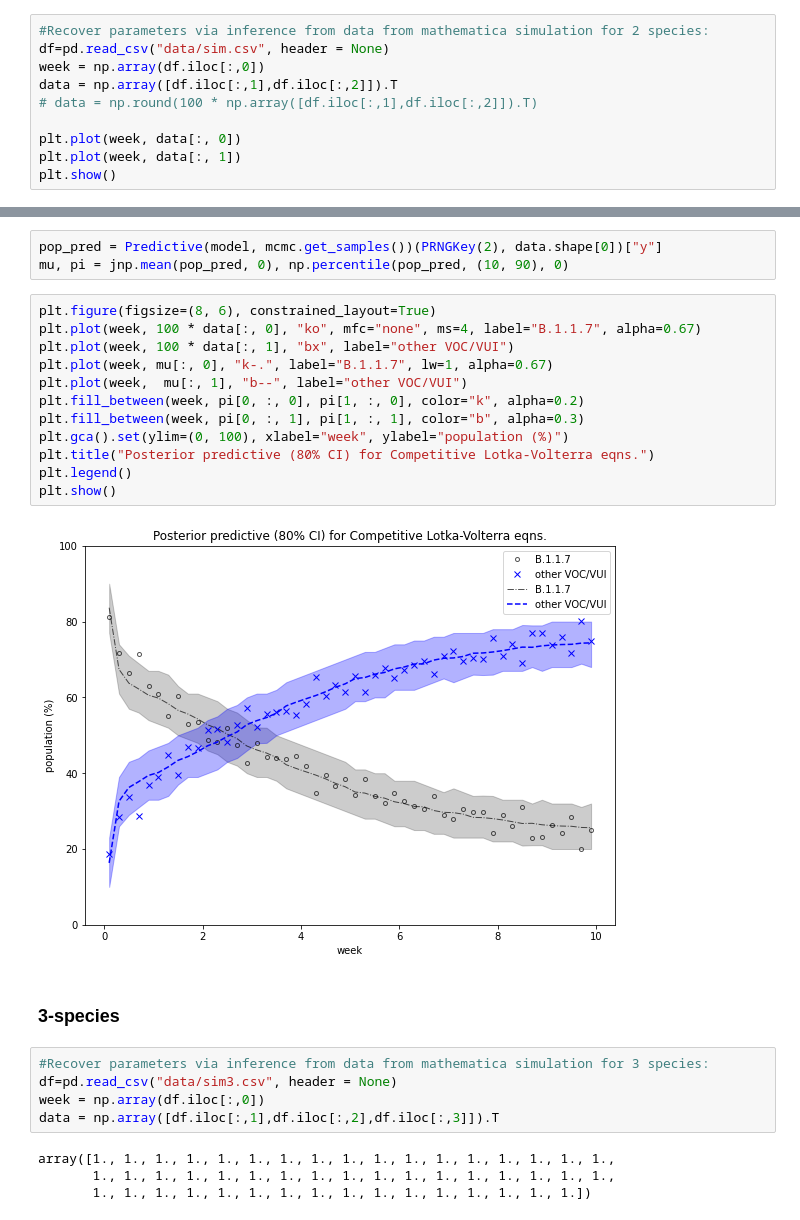
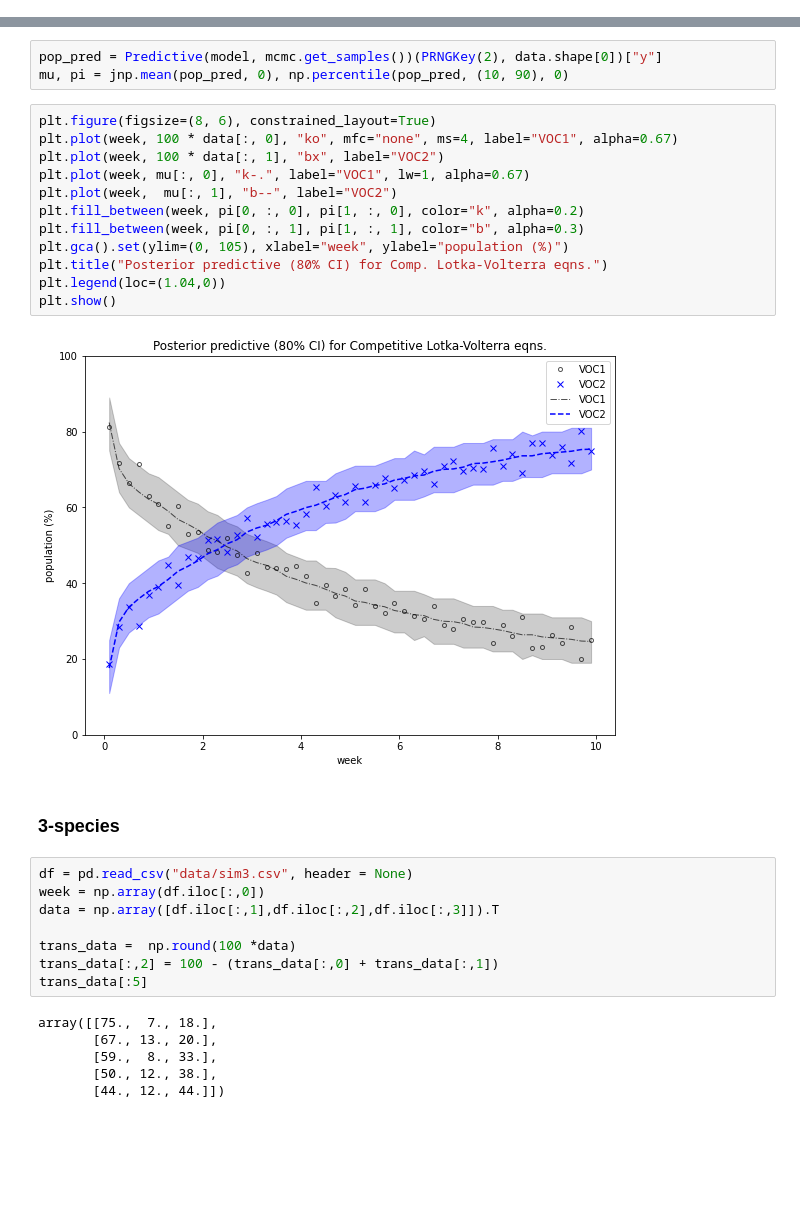
Before and after one commit to tmellan/compLV, a Jupyter notebook: CLV-better-priors.ipynb, the cells around one changed output, grey strips where cells are left out. Saved outputs shown, nothing was run; the diff lists cells and outputs as text; blank space fills up the shorter version.

```diff
--- a/CLV-better-priors.ipynb
+++ b/CLV-better-priors.ipynb
@@ -43,10 +44,0 @@ plt.show()
-# %%
-#Recover parameters via inference from data from mathematica simulation for 2 species:
-df=pd.read_csv("data/sim.csv", header = None)
-week = np.array(df.iloc[:,0])
-data = np.array([df.iloc[:,1],df.iloc[:,2]]).T
-# data = np.round(100 * np.array([df.iloc[:,1],df.iloc[:,2]]).T)
-
-plt.plot(week, data[:, 0])
-plt.plot(week, data[:, 1])
-plt.show()
@@ -111,26 +127,31 @@ pop_pred = Predictive(model, mcmc.get_samples())(PRNGKey(2), data.shape[0])["y"]
 mu, pi = jnp.mean(pop_pred, 0), np.percentile(pop_pred, (10, 90), 0)
 # %%
 plt.figure(figsize=(8, 6), constrained_layout=True)
-plt.plot(week, 100 * data[:, 0], "ko", mfc="none", ms=4, label="B.1.1.7", alpha=0.67)
-plt.plot(week, 100 * data[:, 1], "bx", label="other VOC/VUI")
-plt.plot(week, mu[:, 0], "k-.", label="B.1.1.7", lw=1, alpha=0.67)
-plt.plot(week,  mu[:, 1], "b--", label="other VOC/VUI")
+plt.plot(week, 100 * data[:, 0], "ko", mfc="none", ms=4, label="VOC1", alpha=0.67)
+plt.plot(week, 100 * data[:, 1], "bx", label="VOC2")
+plt.plot(week, mu[:, 0], "k-.", label="VOC1", lw=1, alpha=0.67)
+plt.plot(week,  mu[:, 1], "b--", label="VOC2")
 plt.fill_between(week, pi[0, :, 0], pi[1, :, 0], color="k", alpha=0.2)
 plt.fill_between(week, pi[0, :, 1], pi[1, :, 1], color="b", alpha=0.3)
-plt.gca().set(ylim=(0, 100), xlabel="week", ylabel="population (%)")
-plt.title("Posterior predictive (80% CI) for Competitive Lotka-Volterra eqns.")
-plt.legend()
+plt.gca().set(ylim=(0, 105), xlabel="week", ylabel="population (%)")
+plt.title("Posterior predictive (80% CI) for Comp. Lotka-Volterra eqns.")
+plt.legend(loc=(1.04,0))
 plt.show()
 # %% [output]
-[figure, old version]
+[figure, new version]
 # %% [markdown]
 ### 3-species
 # %%
-#Recover parameters via inference from data from mathematica simulation for 3 species:
-df=pd.read_csv("data/sim3.csv", header = None)
+df = pd.read_csv("data/sim3.csv", header = None)
 week = np.array(df.iloc[:,0])
 data = np.array([df.iloc[:,1],df.iloc[:,2],df.iloc[:,3]]).T
+
+trans_data =  np.round(100 *data)
+trans_data[:,2] = 100 - (trans_data[:,0] + trans_data[:,1])
+trans_data[:5]
 # %% [output]
-array([1., 1., 1., 1., 1., 1., 1., 1., 1., 1., 1., 1., 1., 1., 1., 1., 1.,
-       1., 1., 1., 1., 1., 1., 1., 1., 1., 1., 1., 1., 1., 1., 1., 1., 1.,
-       1., 1., 1., 1., 1., 1., 1., 1., 1., 1., 1., 1., 1., 1., 1., 1.])
+array([[75.,  7., 18.],
+       [67., 13., 20.],
+       [59.,  8., 33.],
+       [50., 12., 38.],
+       [44., 12., 44.]])
```
Also changed, not shown: parts of 32 cells of this notebook.
